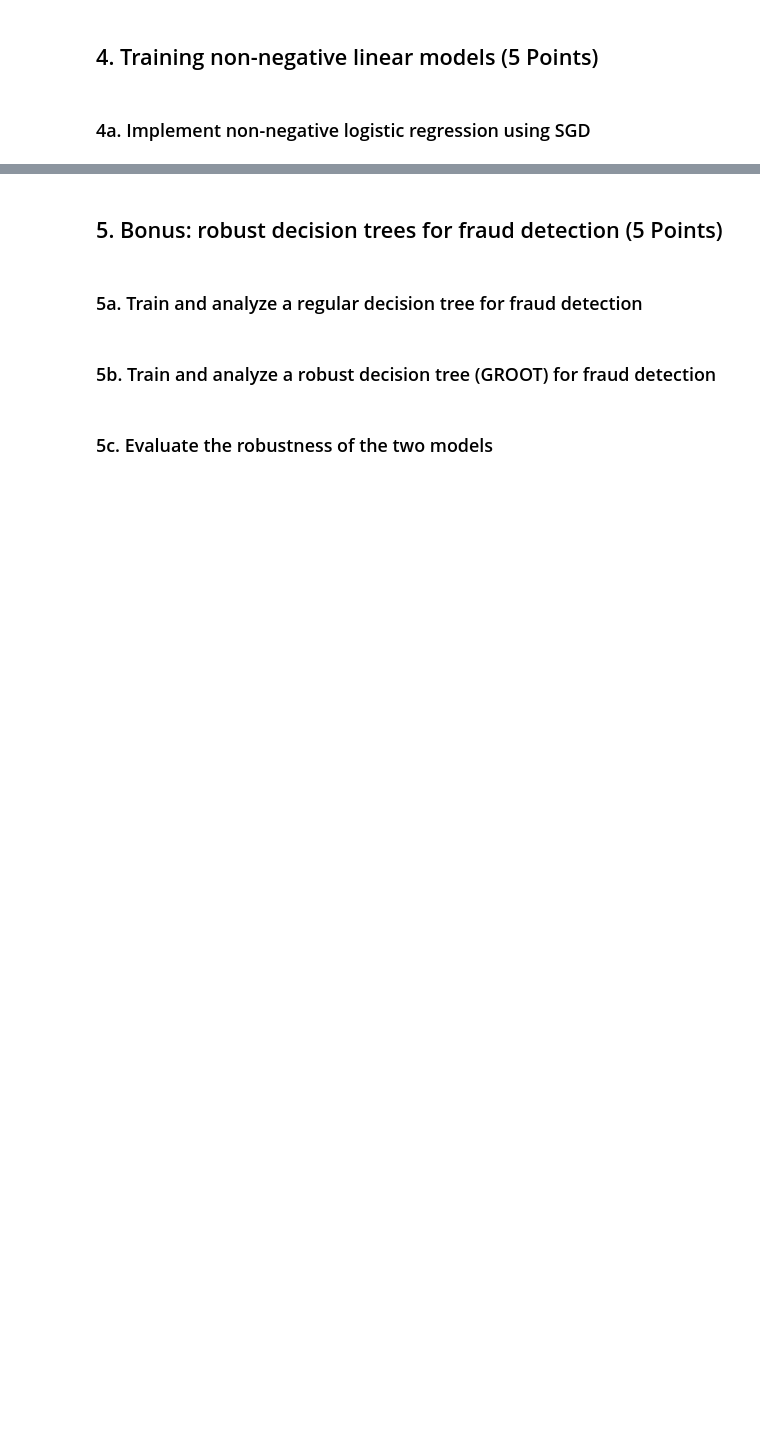
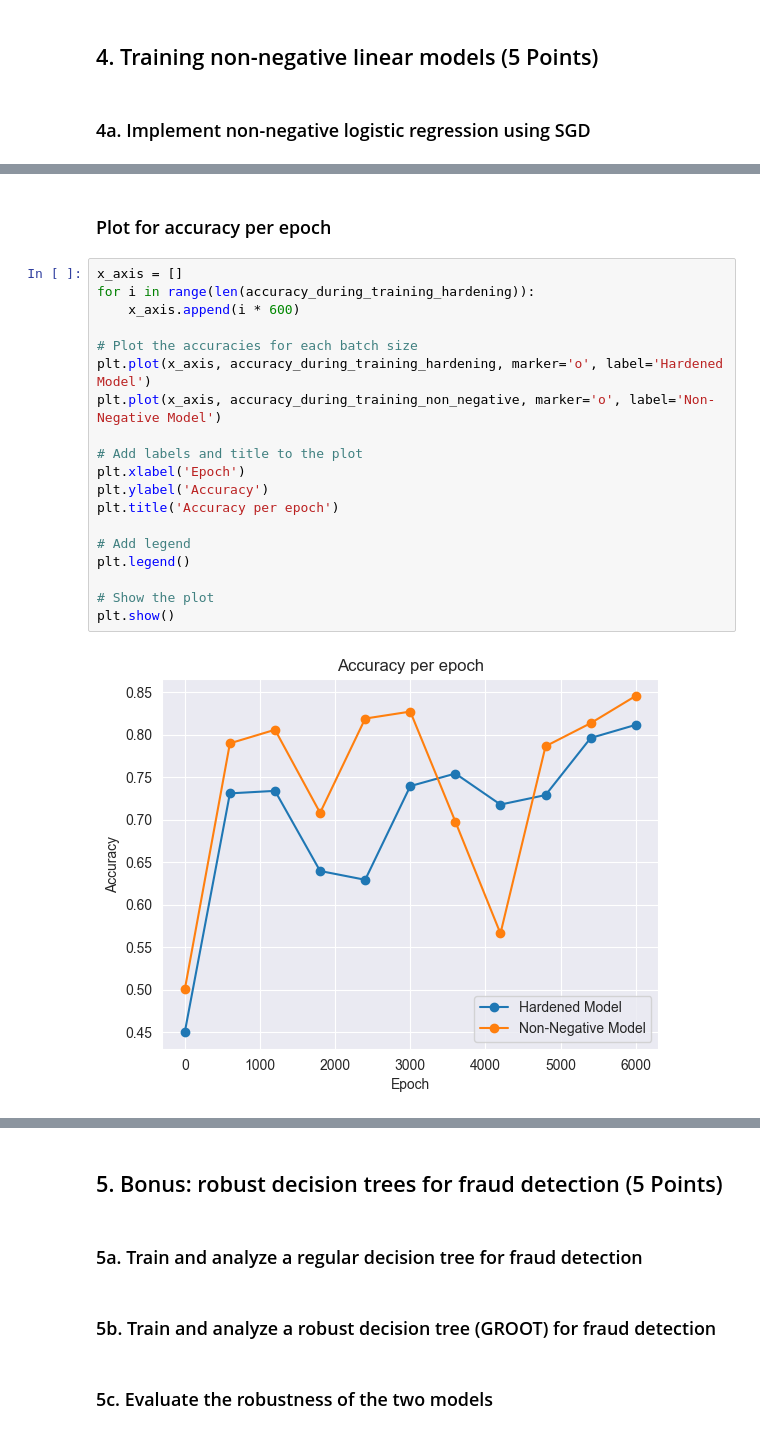
Before and after one commit to suhaib1769/CDA_Group42, a Jupyter notebook: Lab_4/Lab4.ipynb, the cells around one changed output, grey strips where cells are left out. Saved outputs shown, nothing was run; the diff lists cells and outputs as text; blank space fills up the shorter version.

```diff
--- a/Lab_4/Lab4.ipynb
+++ b/Lab_4/Lab4.ipynb
@@ -196,0 +272,23 @@ print(accuracy_list_hardening)
+# %% [markdown]
+### Plot for accuracy per epoch
+# %%
+x_axis = []
+for i in range(len(accuracy_during_training_hardening)):
+    x_axis.append(i * 600)
+
+# Plot the accuracies for each batch size
+plt.plot(x_axis, accuracy_during_training_hardening, marker='o', label='Hardened Model')
+plt.plot(x_axis, accuracy_during_training_non_negative, marker='o', label='Non-Negative Model')
+
+# Add labels and title to the plot
+plt.xlabel('Epoch')
+plt.ylabel('Accuracy')
+plt.title('Accuracy per epoch')
+
+# Add legend
+plt.legend()
+
+# Show the plot
+plt.show()
+# %% [output]
+[figure, added]
```
Also changed, not shown: parts of 18 cells of this notebook.
